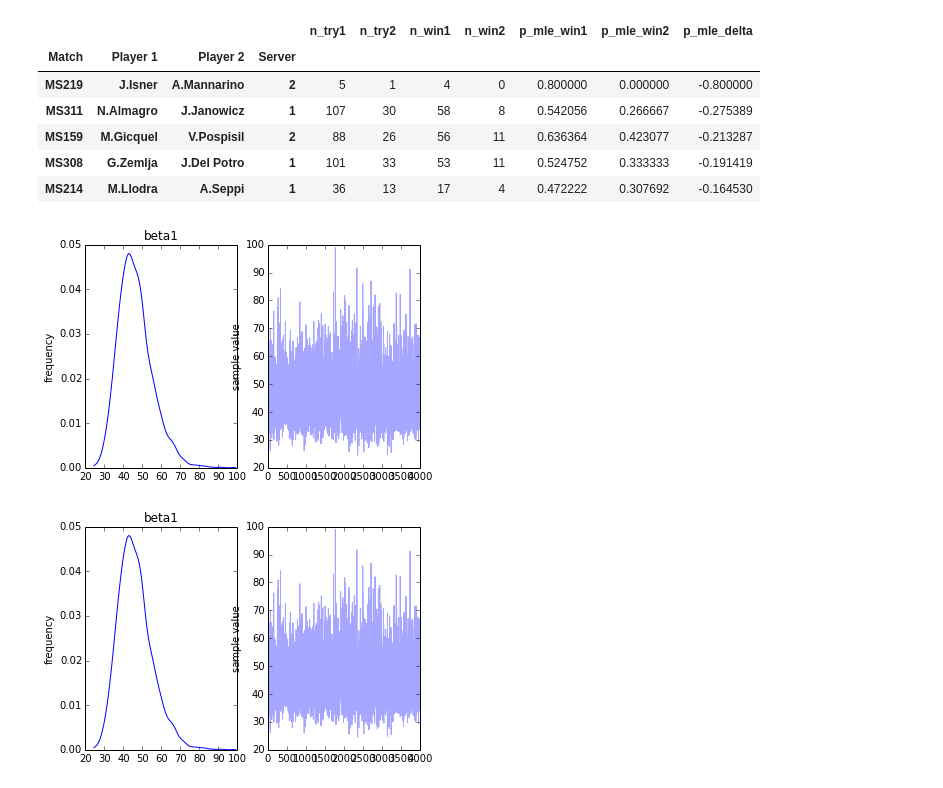
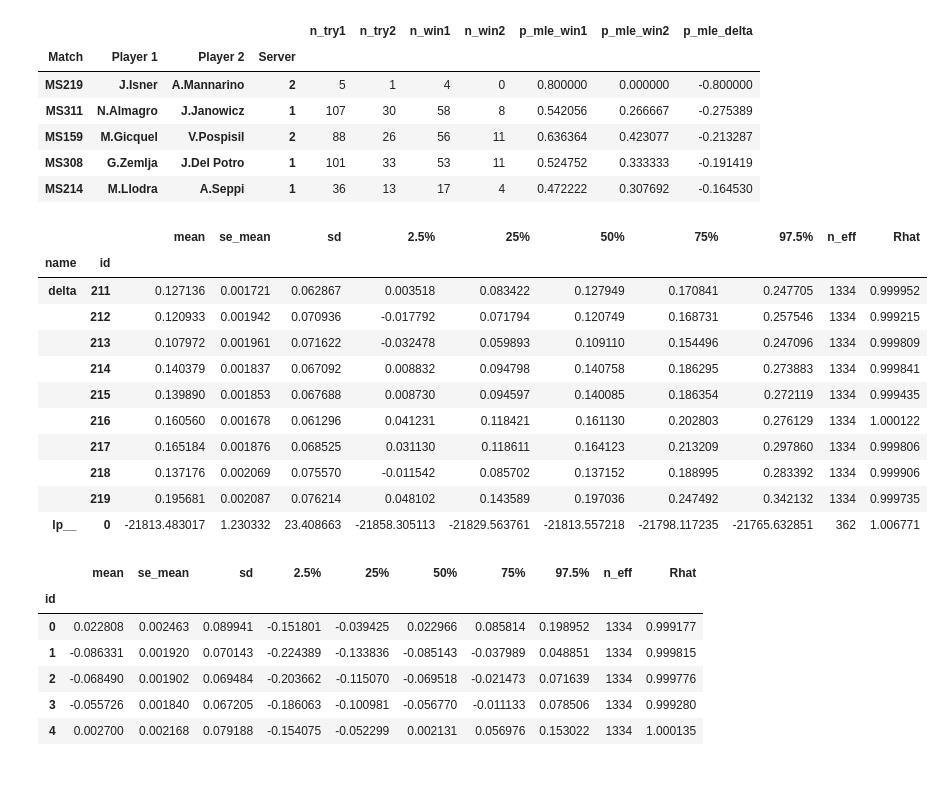
Before and after one commit to psarka/tennis, a Jupyter notebook: Tennis!.ipynb, the cells around one changed output. Saved outputs shown, nothing was run; the diff lists cells and outputs as text; code cells hidden in the pictures.

```diff
--- a/Tennis!.ipynb
+++ b/Tennis!.ipynb
@@ -57,7 +78,8 @@ def f(m):
 
 df = df.groupby(['Match', 'Player 1', 'Player 2', 'Server']).apply(f)
 df['p_mle_delta'] = df.p_mle_win2 - df.p_mle_win1
-df.sort('p_mle_delta').head()
+df = df.sort('p_mle_delta')
+df.head()
 # %% [output]
 |  |  |  |  | n_try1 | n_try2 | n_win1 | n_win2 | p_mle_win1 | p_mle_win2 | p_mle_delta |
 | Match | Player 1 | Player 2 | Server |  |  |  |  |  |  |  |
@@ -124,5 +146,0 @@ fit = stan(model_code=stan_code, data=stan_data)
-# %%
-fit.traceplot(['beta1'])
-# %% [output]
-[figure, removed]
-[figure, removed]
@@ -221,0 +147,35 @@ py.show()
+# %%
+def split(namesids):
+    names = [i.split('[')[0] for i in namesids]
+    ids = [int(i.split('[')[1][:-1]) if '[' in i else 0 for i in namesids]
+    return names, ids
+
+res = pd.DataFrame(data=summary['summary'], columns=summary['summary_colnames'])
+names, ids = split(summary['summary_rownames'])
+res['name'] = names
+res['id'] = ids
+res = res.set_index(['name', 'id'])
+res.tail(10)
+# %% [output]
+|  |  | mean | se_mean | sd | 2.5% | 25% | 50% | 75% | 97.5% | n_eff | Rhat |
+| name | id |  |  |  |  |  |  |  |  |  |  |
+| delta | 211 | 0.127136 | 0.001721 | 0.062867 | 0.003518 | 0.083422 | 0.127949 | 0.170841 | 0.247705 | 1334 | 0.999952 |
+|  | 212 | 0.120933 | 0.001942 | 0.070936 | -0.017792 | 0.071794 | 0.120749 | 0.168731 | 0.257546 | 1334 | 0.999215 |
+|  | 213 | 0.107972 | 0.001961 | 0.071622 | -0.032478 | 0.059893 | 0.109110 | 0.154496 | 0.247096 | 1334 | 0.999809 |
+|  | 214 | 0.140379 | 0.001837 | 0.067092 | 0.008832 | 0.094798 | 0.140758 | 0.186295 | 0.273883 | 1334 | 0.999841 |
+|  | 215 | 0.139890 | 0.001853 | 0.067688 | 0.008730 | 0.094597 | 0.140085 | 0.186354 | 0.272119 | 1334 | 0.999435 |
+|  | 216 | 0.160560 | 0.001678 | 0.061296 | 0.041231 | 0.118421 | 0.161130 | 0.202803 | 0.276129 | 1334 | 1.000122 |
+|  | 217 | 0.165184 | 0.001876 | 0.068525 | 0.031130 | 0.118611 | 0.164123 | 0.213209 | 0.297860 | 1334 | 0.999806 |
+|  | 218 | 0.137176 | 0.002069 | 0.075570 | -0.011542 | 0.085702 | 0.137152 | 0.188995 | 0.283392 | 1334 | 0.999906 |
+|  | 219 | 0.195681 | 0.002087 | 0.076214 | 0.048102 | 0.143589 | 0.197036 | 0.247492 | 0.342132 | 1334 | 0.999735 |
+| lp__ | 0 | -21813.483017 | 1.230332 | 23.408663 | -21858.305113 | -21829.563761 | -21813.557218 | -21798.117235 | -21765.632851 | 362 | 1.006771 |
+# %%
+res.loc['delta', :].head()
+# %% [output]
+|  | mean | se_mean | sd | 2.5% | 25% | 50% | 75% | 97.5% | n_eff | Rhat |
+| id |  |  |  |  |  |  |  |  |  |  |
+| 0 | 0.022808 | 0.002463 | 0.089941 | -0.151801 | -0.039425 | 0.022966 | 0.085814 | 0.198952 | 1334 | 0.999177 |
+| 1 | -0.086331 | 0.001920 | 0.070143 | -0.224389 | -0.133836 | -0.085143 | -0.037989 | 0.048851 | 1334 | 0.999815 |
+| 2 | -0.068490 | 0.001902 | 0.069484 | -0.203662 | -0.115070 | -0.069518 | -0.021473 | 0.071639 | 1334 | 0.999776 |
+| 3 | -0.055726 | 0.001840 | 0.067205 | -0.186063 | -0.100981 | -0.056770 | -0.011133 | 0.078506 | 1334 | 0.999280 |
+| 4 | 0.002700 | 0.002168 | 0.079188 | -0.154075 | -0.052299 | 0.002131 | 0.056976 | 0.153022 | 1334 | 1.000135 |
```
Also changed, not shown: parts of 11 cells of this notebook, 1 other file.
